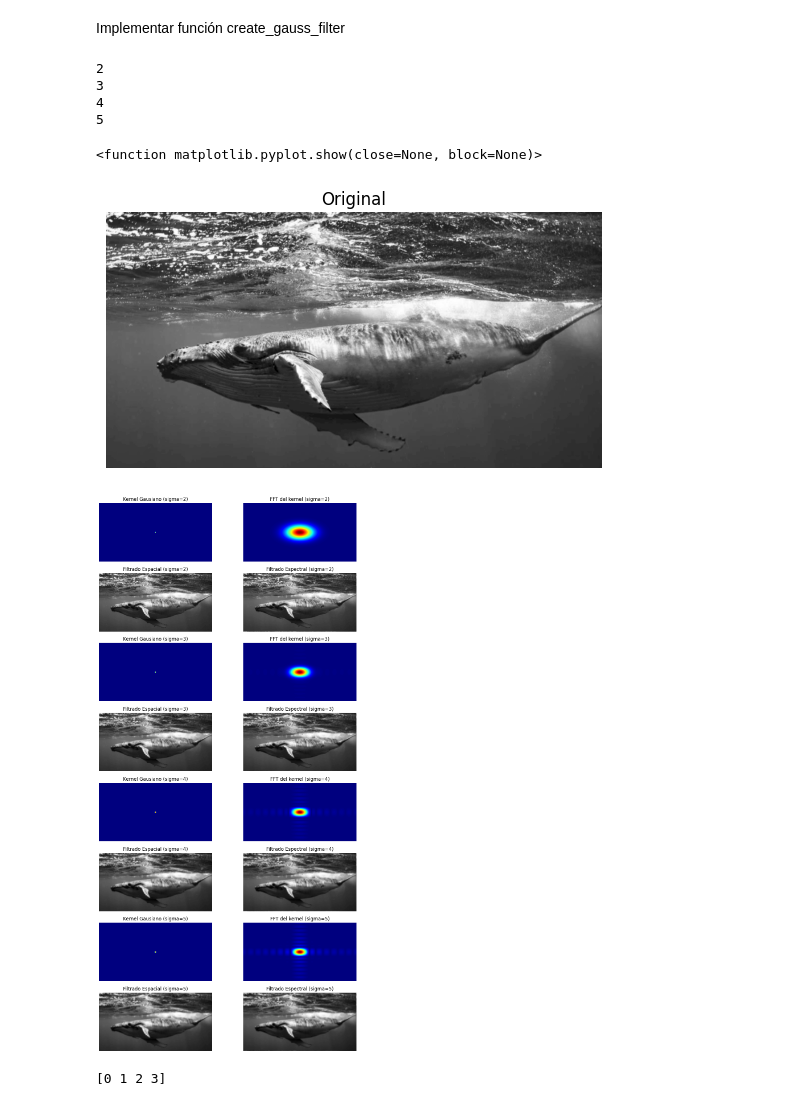
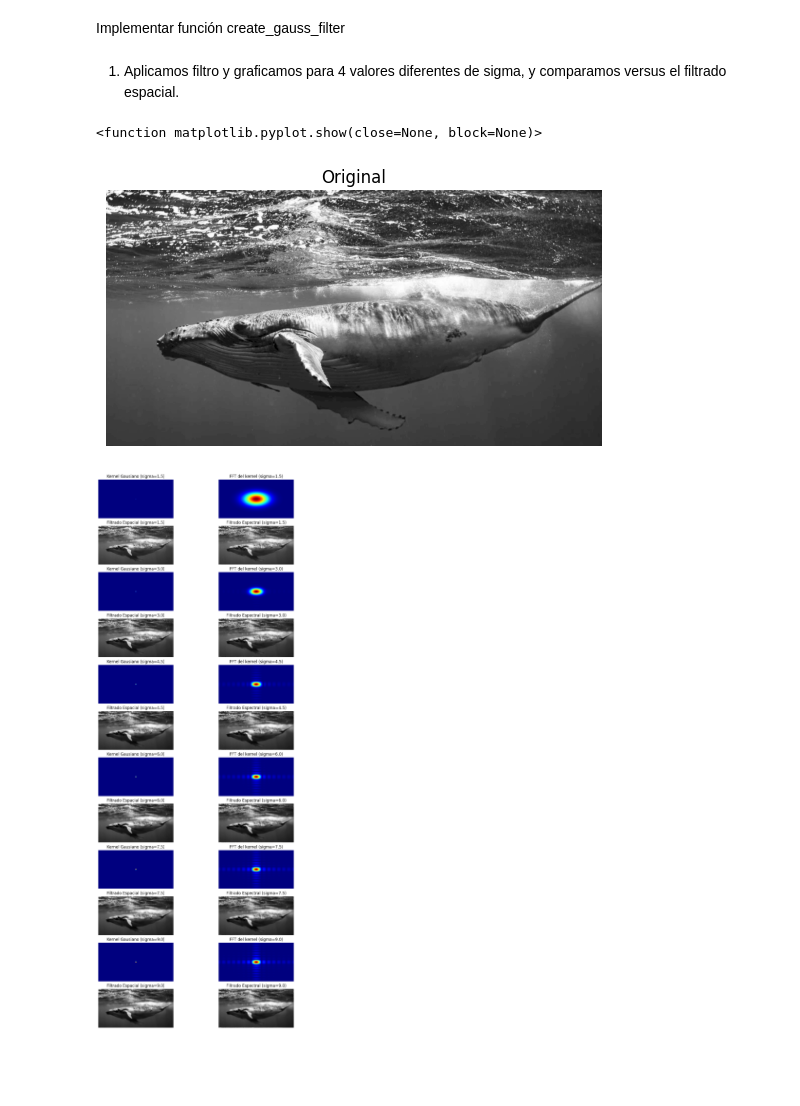
Before and after one commit to JossySoo/Vision_Computadora_I_Ejercicios, a Jupyter notebook: TP2/TP_2.ipynb, the cells around one changed output. Saved outputs shown, nothing was run; the diff lists cells and outputs as text; code cells hidden in the pictures; blank space fills up the shorter version.

```diff
--- a/TP2/TP_2.ipynb
+++ b/TP2/TP_2.ipynb
@@ -28,6 +28,8 @@ def create_gauss_filter(h, w, k_size=5, sigma=5):
     kernel_fft = np.fft.fft2(kernel_wpadding)
 
     return kernel_wpadding,kernel_fft
+# %% [markdown]
+1. Aplicamos filtro y graficamos para 4 valores diferentes de sigma, y comparamos versus el filtrado espacial.
 # %%
 def probar_sigmas(img, k_size=5, sigma=5):
     h, w = img.shape
@@ -43,44 +45,40 @@ def probar_sigmas(img, k_size=5, sigma=5):
 # %%
 img_orig = cv.imread('ballena.png', cv.IMREAD_GRAYSCALE)
 
 plt.figure()
 plt.imshow(img_orig, cmap='gray')
 plt.axis('off')
 plt.title("Original")
 plt.show
 
+imagenes_prueba=[]
+sigmas=[]
 
-
-plt.figure(figsize=(12,25))
-for i in np.arange(0,4):
-    sigma,kernel, kernel_tf_shifted,img_gauss_fft,img_gauss = probar_sigmas(img_orig, k_size=15, sigma=i+2)
-    plt.subplot(8,2,i*4+1)
+plt.figure(figsize=(12,30))
+for i in np.arange(0,6):
+    sigma,kernel, kernel_tf_shifted,img_gauss_fft,img_gauss = probar_sigmas(img_orig, k_size=15, sigma=(i+1)*1.5)
+    plt.subplot(12,2,i*4+1)
     plt.axis('off')
     plt.title(f'Kernel Gausiano (sigma={sigma})')
     plt.imshow(kernel, cmap='jet')
-    plt.subplot(8,2,i*4+2)
+    plt.subplot(12,2,i*4+2)
     plt.axis('off')
     plt.title(f'FFT del kernel (sigma={sigma})')
     plt.imshow(np.abs(kernel_tf_shifted), cmap='jet')
-    plt.subplot(8,2,i*4+3)
+    plt.subplot(12,2,i*4+3)
     plt.axis('off')
     plt.imshow(img_gauss, cmap='gray')
     plt.title(f'Filtrado Espacial (sigma={sigma})')
-    plt.subplot(8,2,i*4+4)
+    plt.subplot(12,2,i*4+4)
     plt.axis('off')
     plt.imshow(img_gauss_fft, cmap='gray')
     plt.title(f'Filtrado Espectral (sigma={sigma})')
+
+    sigmas.append(sigma)
+    imagenes_prueba.append([img_gauss_fft,img_gauss])
     #print(sigma)
 plt.show
 # %% [output]
-2
-3
-4
-5
+<function matplotlib.pyplot.show(close=None, block=None)>
-<function matplotlib.pyplot.show(close=None, block=None)>
 [figure]
-[figure, old version]
+[figure, new version]
-# %%
-print (np.arange(0,4))
-# %% [output]
-[0 1 2 3]
```
Also changed, not shown: parts of 5 cells of this notebook, 1 other file.
